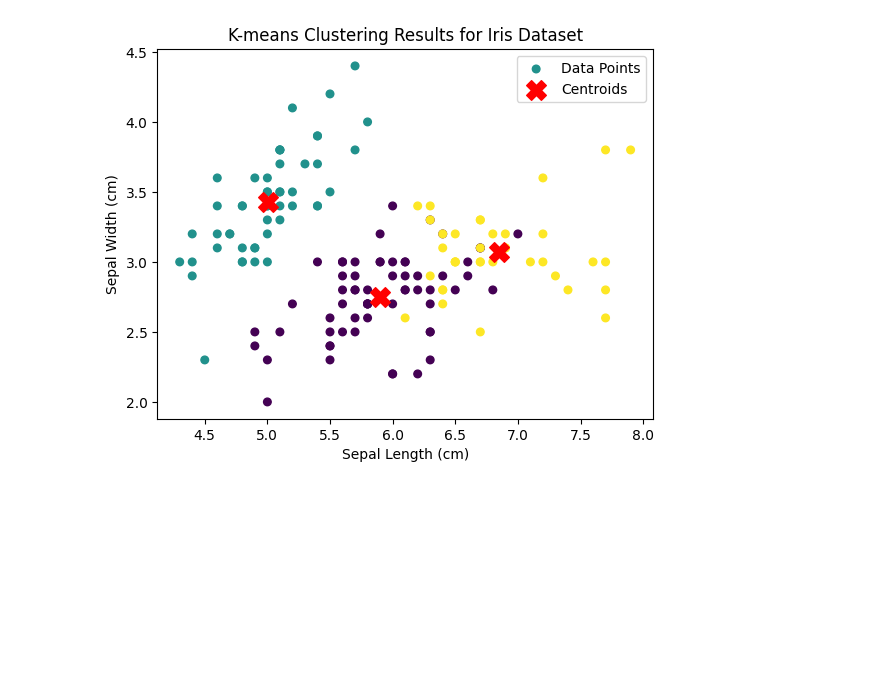
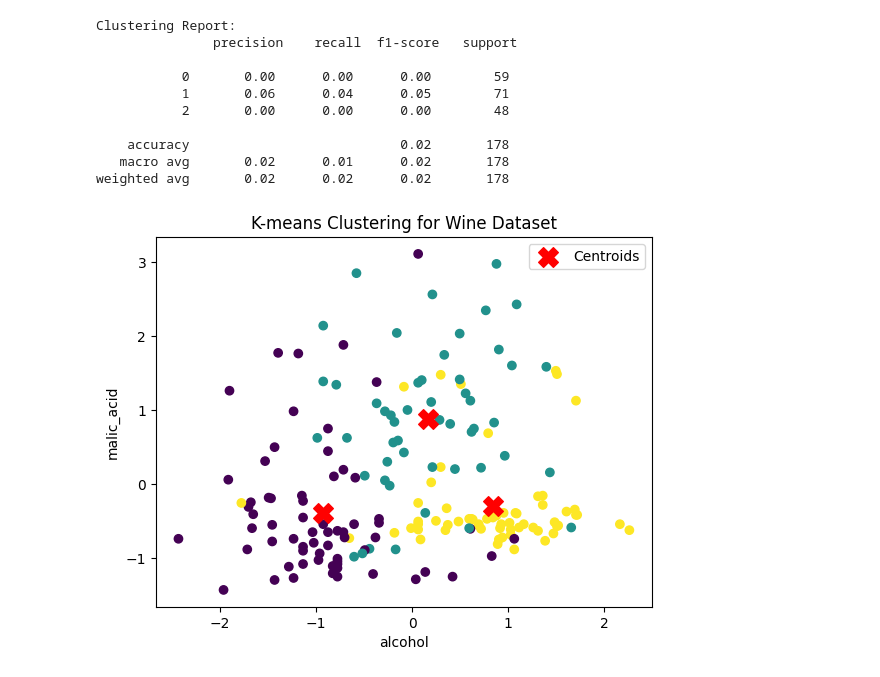
Before and after one commit to AniketValour/1BM21AI020_IML, a Jupyter notebook: Question8.ipynb, the cells around one changed output. Drawn from its saved outputs; the diff is of its cells as text; code cells hidden in the pictures; blank space fills up the shorter version.

```diff
--- a/Question8.ipynb
+++ b/Question8.ipynb
@@ -1,26 +1,39 @@
 # %%
-import numpy as np
+from sklearn.cluster import KMeans
+from sklearn import datasets
 import matplotlib.pyplot as plt
-from sklearn.cluster import KMeans
-from sklearn.datasets import load_iris
+from sklearn.metrics import classification_report
+from sklearn.preprocessing import StandardScaler
 
-iris = load_iris()
-X = iris.data
+wine = datasets.load_wine()
+X = wine.data
+feature_names = wine.feature_names
+
+scaler = StandardScaler()
+X_scaled = scaler.fit_transform(X)
 
 kmeans = KMeans(n_clusters=3, random_state=42)
-kmeans.fit(X)
+labels = kmeans.fit_predict(X_scaled)
 
-predicted_clusters = kmeans.labels_
-centroids = kmeans.cluster_centers_
+report = classification_report(wine.target, labels)
+print("Clustering Report:\n", report)
 
-plt.scatter(X[:, 0], X[:, 1], c=predicted_clusters, cmap="viridis", s=30, label="Data Points")
-
-plt.scatter(centroids[:, 0], centroids[:, 1], marker="X", s=200, c="red", label="Centroids")
-
-plt.xlabel("Sepal Length (cm)")
-plt.ylabel("Sepal Width (cm)")
-plt.title("K-means Clustering Results for Iris Dataset")
+plt.scatter(X_scaled[:, 0], X_scaled[:, 1], c=labels, cmap="viridis")
+plt.scatter(kmeans.cluster_centers_[:, 0],kmeans.cluster_centers_[:, 1],marker="X",s=200,c="red",label="Centroids",)
+plt.xlabel(feature_names[0])
+plt.ylabel(feature_names[1])
+plt.title("K-means Clustering for Wine Dataset")
 plt.legend()
 plt.show()
 # %% [output]
+Clustering Report:
+               precision    recall  f1-score   support
+
+           0       0.00      0.00      0.00        59
+           1       0.06      0.04      0.05        71
+           2       0.00      0.00      0.00        48
+
+    accuracy                           0.02       178
+   macro avg       0.02      0.01      0.02       178
+weighted avg       0.02      0.02      0.02       178
-[figure, old version]
+[figure, new version]
```
